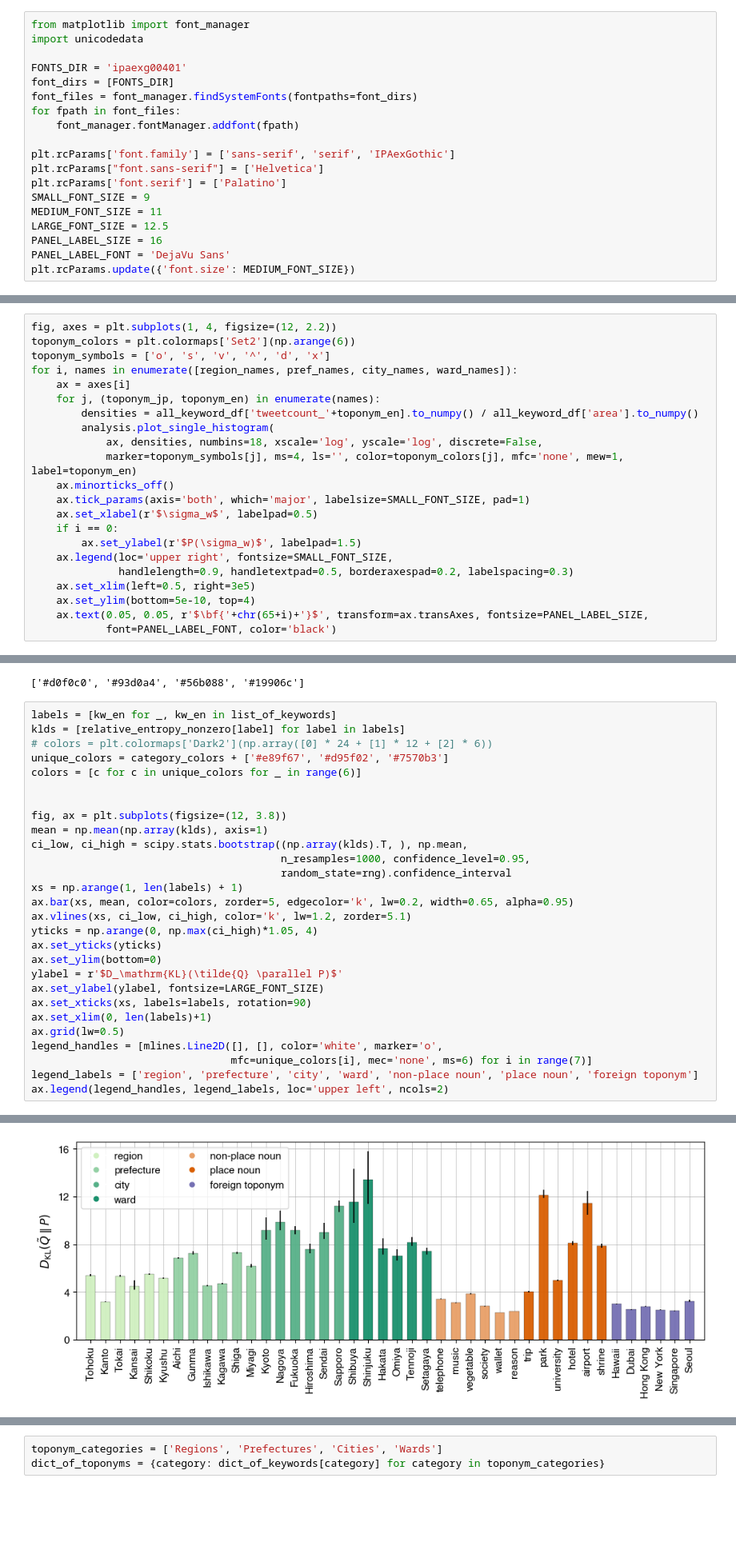
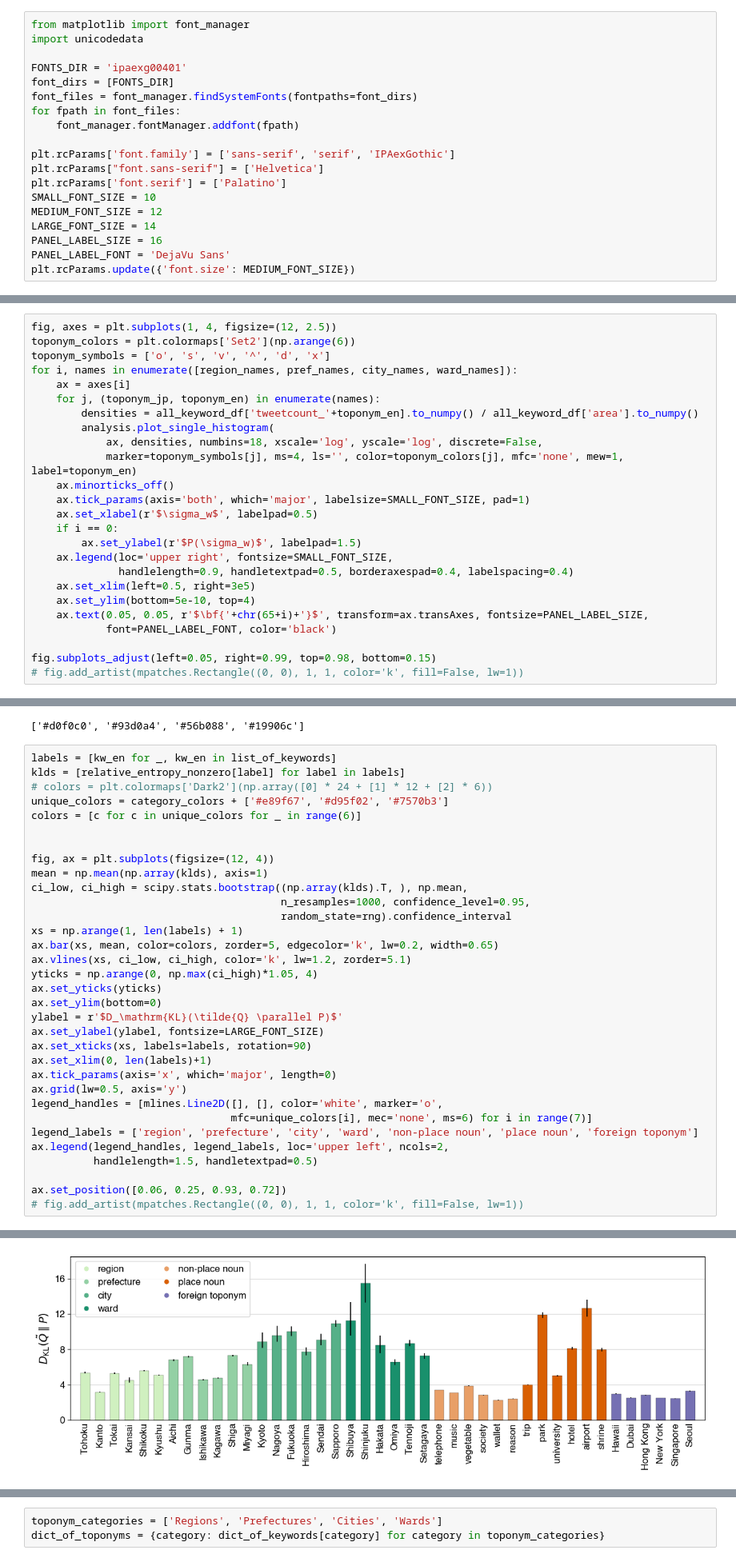
Before and after one commit to takayukihir/geotagged-tweets, a Jupyter notebook: code/make_figs4-7.ipynb, the cells around one changed output, grey strips where cells are left out. Shown at 80% size. Drawn from its saved outputs; the diff is of its cells as text; blank space fills up the shorter version.

```diff
--- a/code/make_figs4-7.ipynb
+++ b/code/make_figs4-7.ipynb
@@ -31,9 +33,9 @@ for fpath in font_files:
 plt.rcParams['font.family'] = ['sans-serif', 'serif', 'IPAexGothic']
 plt.rcParams["font.sans-serif"] = ['Helvetica']
 plt.rcParams['font.serif'] = ['Palatino']
-SMALL_FONT_SIZE = 9
-MEDIUM_FONT_SIZE = 11
-LARGE_FONT_SIZE = 12.5
+SMALL_FONT_SIZE = 10
+MEDIUM_FONT_SIZE = 12
+LARGE_FONT_SIZE = 14
 PANEL_LABEL_SIZE = 16
 PANEL_LABEL_FONT = 'DejaVu Sans'
 plt.rcParams.update({'font.size': MEDIUM_FONT_SIZE})
@@ -195,7 +197,7 @@ for kw_jp, kw_en in list_of_keywords:
         .rename(columns={'tweetcount': 'tweetcount_' + kw_en})\
         .fillna(0)
 # %%
-fig, axes = plt.subplots(1, 4, figsize=(12, 2.2))
+fig, axes = plt.subplots(1, 4, figsize=(12, 2.5))
 toponym_colors = plt.colormaps['Set2'](np.arange(6))
 toponym_symbols = ['o', 's', 'v', '^', 'd', 'x']
 for i, names in enumerate([region_names, pref_names, city_names, ward_names]):
@@ -211,9 +213,12 @@ for i, names in enumerate([region_names, pref_names, city_names, ward_names]):
     if i == 0:
         ax.set_ylabel(r'$P(\sigma_w)$', labelpad=1.5)
     ax.legend(loc='upper right', fontsize=SMALL_FONT_SIZE,
-              handlelength=0.9, handletextpad=0.5, borderaxespad=0.2, labelspacing=0.3)
+              handlelength=0.9, handletextpad=0.5, borderaxespad=0.4, labelspacing=0.4)
     ax.set_xlim(left=0.5, right=3e5)
     ax.set_ylim(bottom=5e-10, top=4)
     ax.text(0.05, 0.05, r'$\bf{'+chr(65+i)+'}$', transform=ax.transAxes, fontsize=PANEL_LABEL_SIZE,
             font=PANEL_LABEL_FONT, color='black')
+
+fig.subplots_adjust(left=0.05, right=0.99, top=0.98, bottom=0.15)
+# fig.add_artist(mpatches.Rectangle((0, 0), 1, 1, color='k', fill=False, lw=1))
 # %% [output]
@@ -384,13 +389,13 @@ unique_colors = category_colors + ['#e89f67', '#d95f02', '#7570b3']
 colors = [c for c in unique_colors for _ in range(6)]
 
 
-fig, ax = plt.subplots(figsize=(12, 3.8))
+fig, ax = plt.subplots(figsize=(12, 4))
 mean = np.mean(np.array(klds), axis=1)
 ci_low, ci_high = scipy.stats.bootstrap((np.array(klds).T, ), np.mean,
                                         n_resamples=1000, confidence_level=0.95,
                                         random_state=rng).confidence_interval
 xs = np.arange(1, len(labels) + 1)
-ax.bar(xs, mean, color=colors, zorder=5, edgecolor='k', lw=0.2, width=0.65, alpha=0.95)
+ax.bar(xs, mean, color=colors, zorder=5, edgecolor='k', lw=0.2, width=0.65)
 ax.vlines(xs, ci_low, ci_high, color='k', lw=1.2, zorder=5.1)
 yticks = np.arange(0, np.max(ci_high)*1.05, 4)
 ax.set_yticks(yticks)
@@ -399,9 +404,14 @@ ylabel = r'$D_\mathrm{KL}(\tilde{Q} \parallel P)$'
 ax.set_ylabel(ylabel, fontsize=LARGE_FONT_SIZE)
 ax.set_xticks(xs, labels=labels, rotation=90)
 ax.set_xlim(0, len(labels)+1)
-ax.grid(lw=0.5)
+ax.tick_params(axis='x', which='major', length=0)
+ax.grid(lw=0.5, axis='y')
 legend_handles = [mlines.Line2D([], [], color='white', marker='o',
                                 mfc=unique_colors[i], mec='none', ms=6) for i in range(7)]
 legend_labels = ['region', 'prefecture', 'city', 'ward', 'non-place noun', 'place noun', 'foreign toponym']
-ax.legend(legend_handles, legend_labels, loc='upper left', ncols=2)
+ax.legend(legend_handles, legend_labels, loc='upper left', ncols=2,
+          handlelength=1.5, handletextpad=0.5)
+
+ax.set_position([0.06, 0.25, 0.93, 0.72])
+# fig.add_artist(mpatches.Rectangle((0, 0), 1, 1, color='k', fill=False, lw=1))
 # %% [output]
@@ -409,2 +418,2 @@ ax.legend(legend_handles, legend_labels, loc='upper left', ncols=2)
-[figure, old version]
+[figure, new version]
 # %%
```
Also changed, not shown: parts of 22 cells of this notebook, 4 other files.
